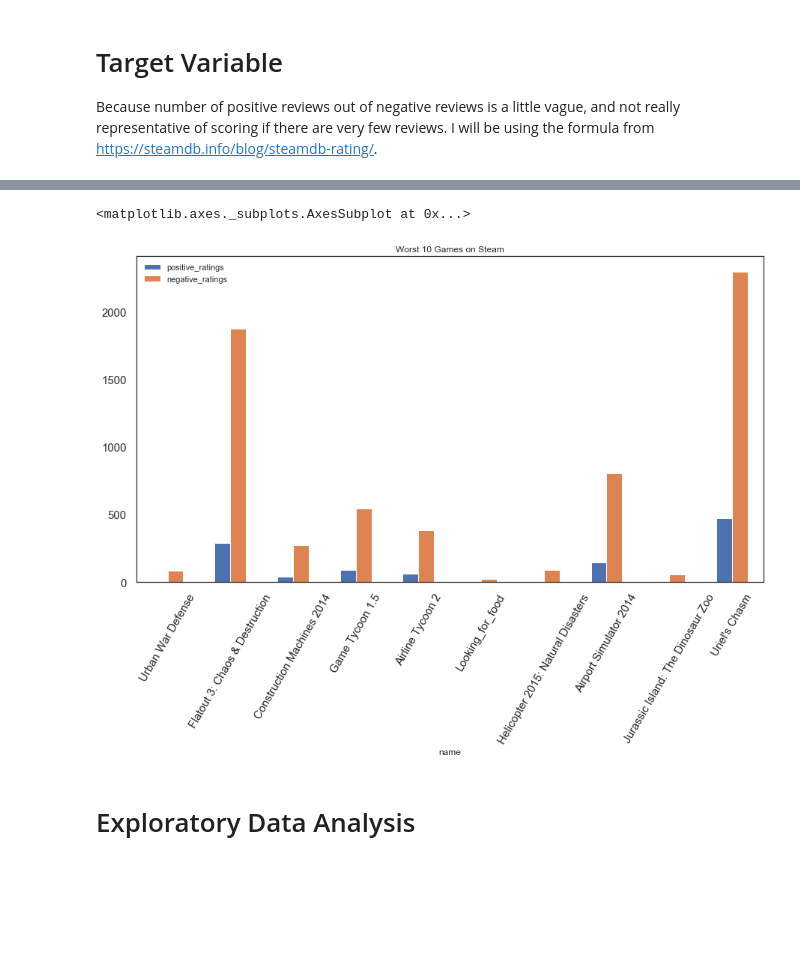
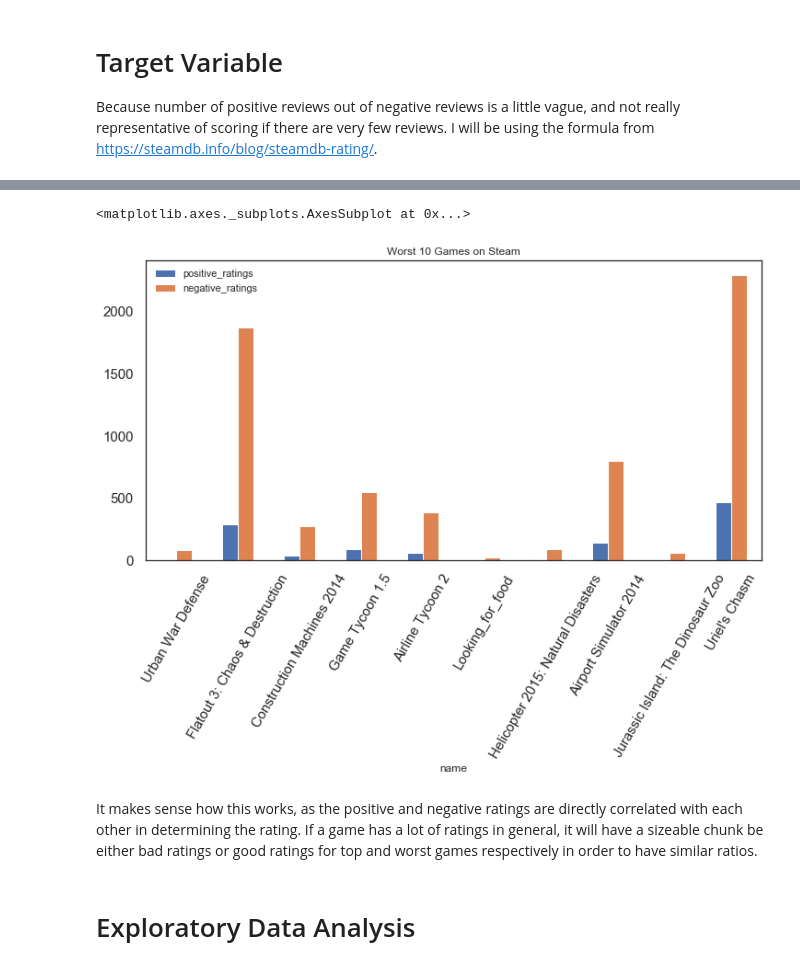
Before and after one commit to Moses-Lin/dsc-mod-2-project-v2-1, a Jupyter notebook: student1.ipynb, the cells around one changed output, grey strips where cells are left out. Saved outputs shown, nothing was run; the diff lists cells and outputs as text; code cells hidden in the pictures; blank space fills up the shorter version.

```diff
--- a/student1.ipynb
+++ b/student1.ipynb
@@ -157,7 +160,9 @@ top10.plot(x='name', y=['positive_ratings', 'negative_ratings'], kind='bar', fig
 # %%
-worst10.plot(x='name', y=['positive_ratings', 'negative_ratings'], kind='bar', figsize=(15,8),title='Worst 10 Games on Steam', fontsize=15, rot=60)
+worst10.plot(x='name', y=['positive_ratings', 'negative_ratings'], kind='bar', figsize=(12,6),title='Worst 10 Games on Steam', fontsize=15, rot=60)
 # %% [output]
 <matplotlib.axes._subplots.AxesSubplot at 0x...>
-[figure, old version]
+[figure, new version]
+# %% [markdown]
+It makes sense how this works, as the positive and negative ratings are directly correlated with each other in determining the rating. If a game has a lot of ratings in general, it will have a sizeable chunk be either bad ratings or good ratings for top and worst games respectively in order to have similar ratios.
 # %% [markdown]
 # Exploratory Data Analysis
```
Also changed, not shown: parts of 77 cells of this notebook.
